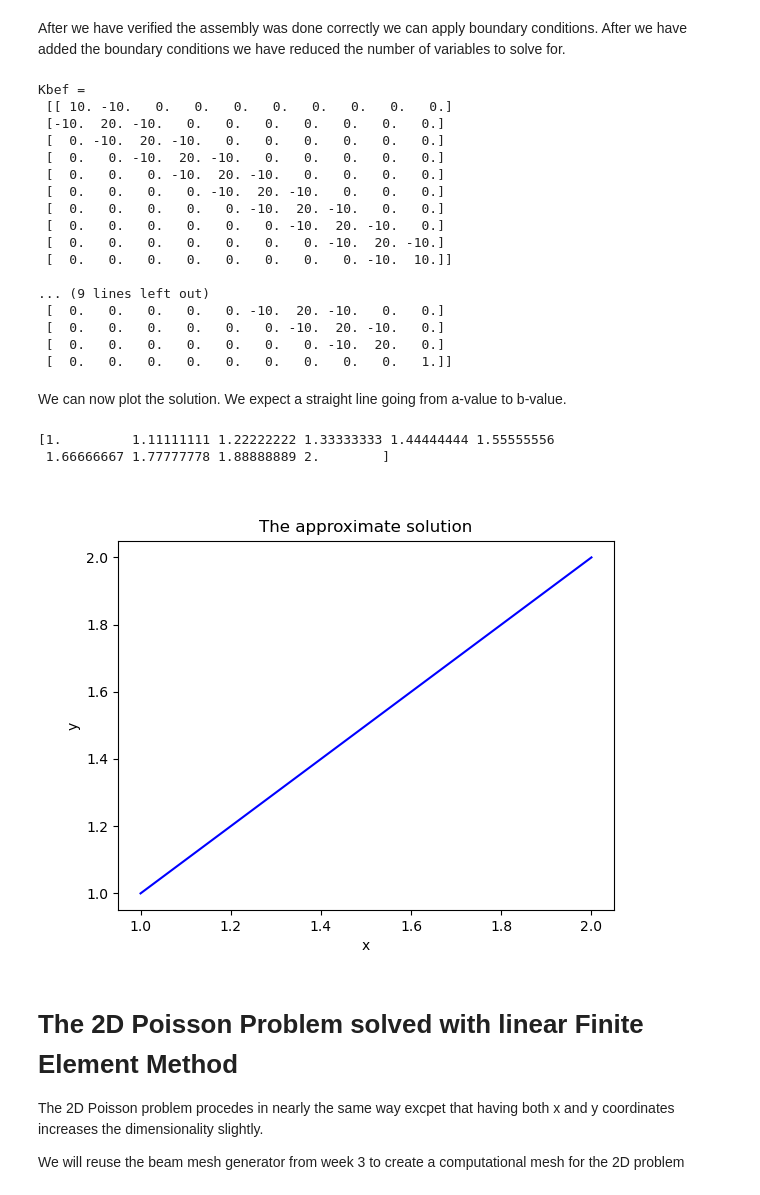
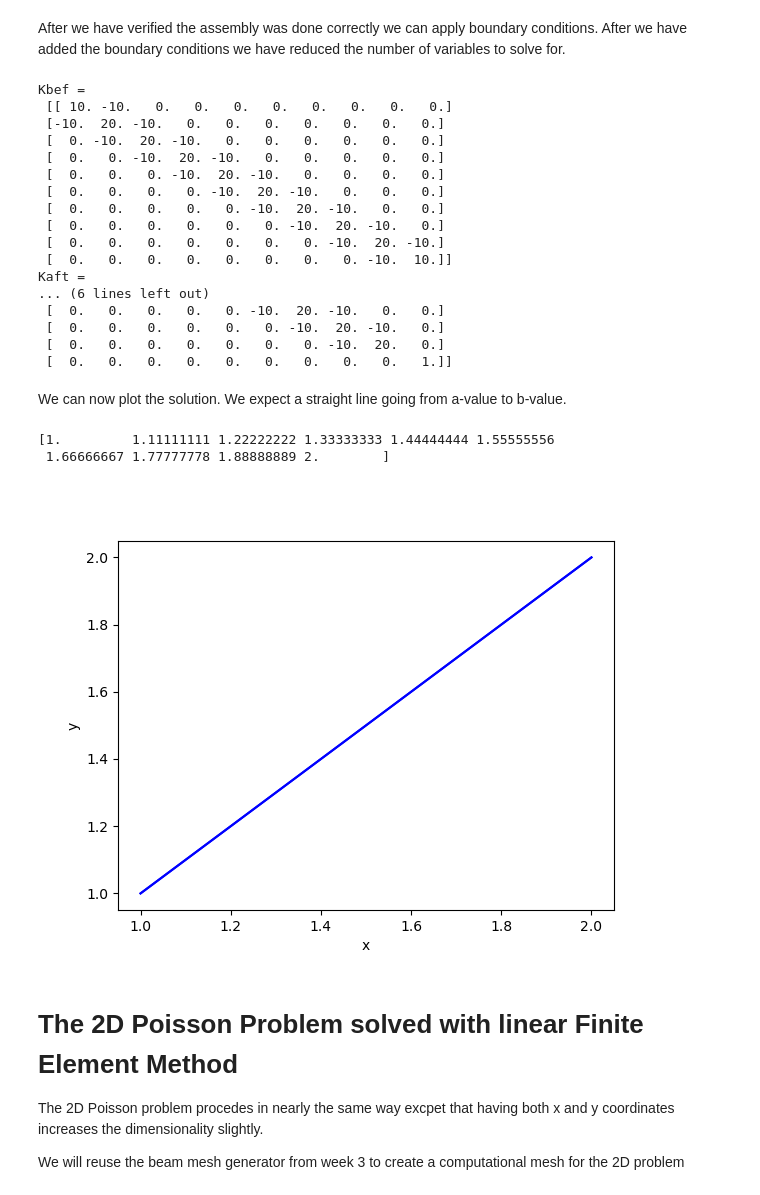
Before and after one commit to XaveryXavier/sim, a Jupyter notebook: week4.ipynb, the cells around one changed output. Cells and saved outputs as stored; diff of their text form; code cells hidden in the pictures.

```diff
--- a/week4.ipynb
+++ b/week4.ipynb
@@ -110,7 +110,6 @@ f[0] = a
 f[-1] = b
 for i in range(1, len(f) - 1):
     f[i] = -K[i, 0]*a - K[i, -1]*b
-print(f"\nf = \n{f}")
 
 K[0, :] = np.zeros_like(K[0, :])
 K[:, 0] = np.zeros_like(K[:, 0])
@@ -133,8 +132,8 @@ Kbef =
  [  0.   0.   0.   0.   0.   0. -10.  20. -10.   0.]
  [  0.   0.   0.   0.   0.   0.   0. -10.  20. -10.]
  [  0.   0.   0.   0.   0.   0.   0.   0. -10.  10.]]
-
-... (9 lines left out)
+Kaft =
+... (6 lines left out)
  [  0.   0.   0.   0.   0. -10.  20. -10.   0.   0.]
  [  0.   0.   0.   0.   0.   0. -10.  20. -10.   0.]
  [  0.   0.   0.   0.   0.   0.   0. -10.  20.   0.]
@@ -144,17 +143,17 @@ We can now plot the solution. We expect a straight line going from a-value to b-
 # %%
 print(y)
 
 fig = plt.figure(3)
 ax = plt.subplot(111)
 plt.plot(x,y,'b')
-ax.set_title('The approximate solution')
+# ax.set_title('The approximate solution')
 ax.set_xlabel('x')
 ax.set_ylabel('y')
 plt.show()
 # %% [output]
 [1.         1.11111111 1.22222222 1.33333333 1.44444444 1.55555556
  1.66666667 1.77777778 1.88888889 2.        ]
-[figure, old version]
+[figure, new version]
 # %% [markdown]
 # The 2D Poisson Problem solved with linear Finite Element Method
 The 2D Poisson problem procedes in nearly the same way excpet that having both x and y coordinates increases the dimensionality slightly.
```
Also changed, not shown: parts of 6 cells of this notebook, 2 other files.
